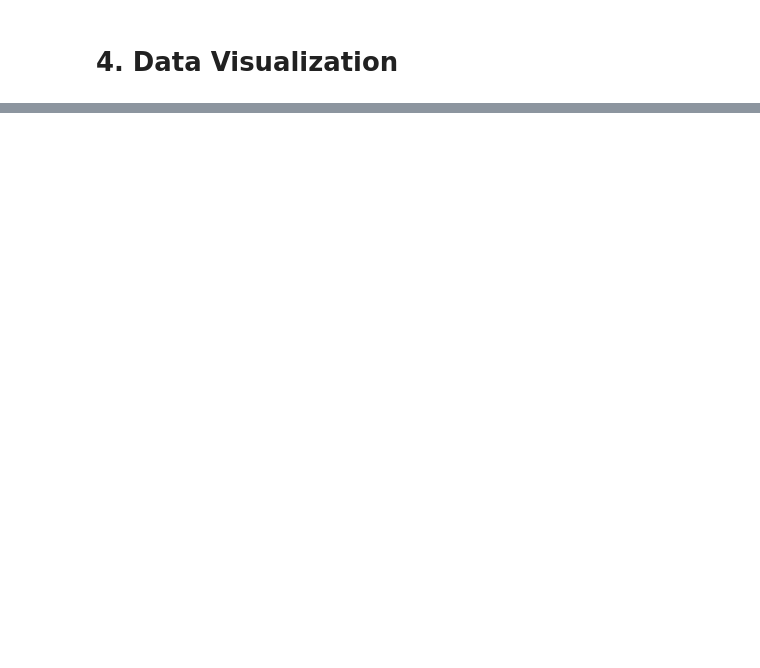
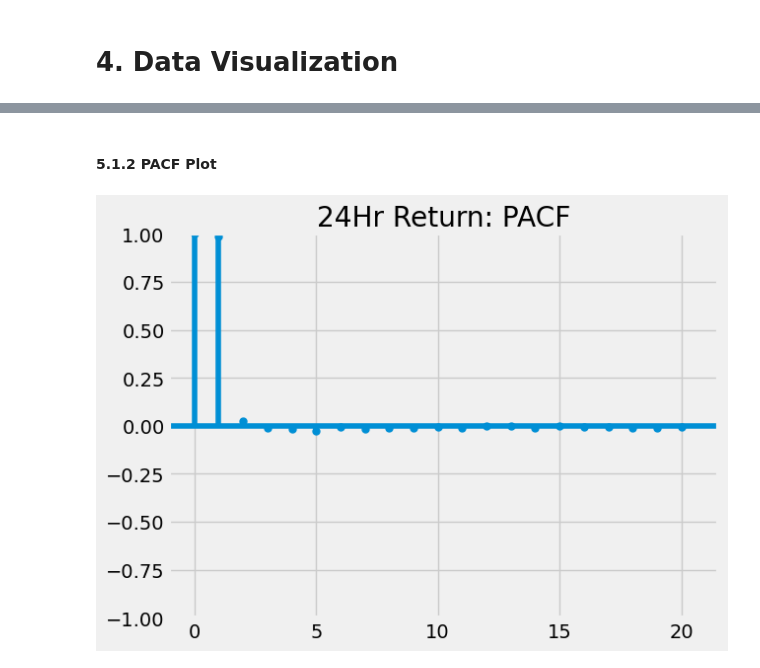
Before and after one commit to anshul96go/quant, a Jupyter notebook: TS_millennium/EDA.ipynb, the cells around one changed output, grey strips where cells are left out. Drawn from its saved outputs; the diff is of its cells as text; code cells hidden in the pictures; blank space fills up the shorter version.

```diff
--- a/TS_millennium/EDA.ipynb
+++ b/TS_millennium/EDA.ipynb
@@ -174,0 +245,8 @@ if __name__ == '__main__':
+# %% [markdown]
+#### 5.1.2 PACF Plot
+# %%
+# plt.figure(figsize=(10, 6))
+plot_pacf(ret,lags=20,title='24Hr Return: PACF')
+plt.show()
+# %% [output]
+[figure, added]
```
Also changed, not shown: parts of 20 cells of this notebook, 2 other files.
